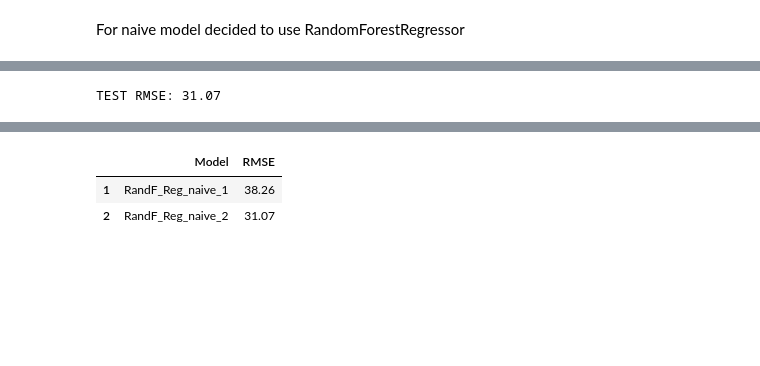
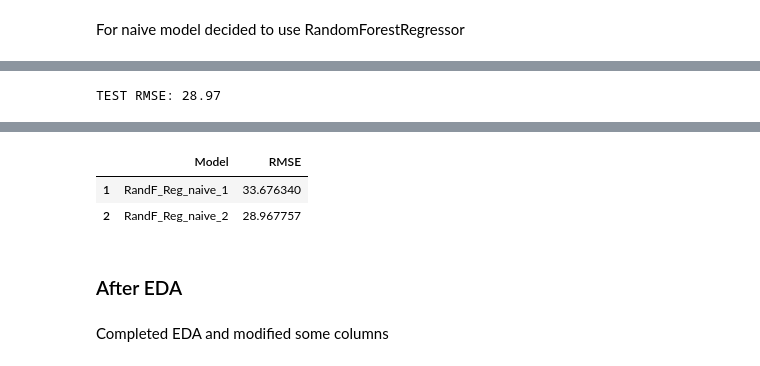
Before and after one commit to serfrol/SkillFactory, a Jupyter notebook: module_9/Amazon_Toy_Price_Prediction_ML_&_DL.ipynb, the cells around one changed output, grey strips where cells are left out. Saved outputs shown, nothing was run; the diff lists cells and outputs as text; code cells hidden in the pictures; blank space fills up the shorter version.

```diff
--- a/module_9/Amazon_Toy_Price_Prediction_ML_&_DL.ipynb
+++ b/module_9/Amazon_Toy_Price_Prediction_ML_&_DL.ipynb
@@ -255,6 +251,9 @@ memory usage: 1.0+ MB
 num_cols = df.select_dtypes(include=['float64', 'int64']).columns.to_list()
 text_cols = ['description', 'product_description', 'customer_questions_and_answers', 'customer_reviews']
 cat_cols = list(set(df.select_dtypes(include=['object']).columns.to_list()) - set(text_cols))
+# %%
+num_cols.remove('most_recent_price')
+num_cols.remove('first_price')
 # %%
 num_cols, text_cols, cat_cols
 # %% [output]
@@ -280,0 +280,3 @@ df_naive = df[['price', 'total_rank', 'category', 'sub_category', 'manufacturer'
+# %%
+df_naive = pd.read_csv("/gdrive/MyDrive/toys_naive.csv")
+df_naive = df_naive.drop(df_naive.columns[0], axis=1)
@@ -320,7 +343,7 @@ randf_reg_numcat = RandomForestRegressor(random_state=SEED).fit(X_train, y_train
 randf_numcat_predict = randf_reg_numcat.predict(X_test)
 print(f"TEST RMSE: {(rmse(randf_numcat_predict, y_test)):0.2f}")
 # %% [output]
-TEST RMSE: 31.07
+TEST RMSE: 28.97
 # %%
 barh_features(randf_reg_numcat.feature_importances_, X.columns)
 # %% [output]
@@ -331,16 +354,20 @@ result_df = {'Model': [0],
              }
 result_df = pd.DataFrame(result_df)
 # %%
-result_df.loc[len(result_df.index)] = ['RandF_Reg_naive_1', 38.26]
+result_df.loc[len(result_df.index)] = ['RandF_Reg_naive_1', (rmse(randf_reg_predict, y_test))]
 result_df.drop([0], axis=0, inplace=True)
 # %%
 def fill_result(result_df, model, result):
   result_df.loc[len(result_df.index)+1] = [model, result]
   return result_df
 # %%
-result_df = fill_result(result_df, 'RandF_Reg_naive_2', 31.07)
+result_df = fill_result(result_df, 'RandF_Reg_naive_2', rmse(randf_numcat_predict, y_test))
 result_df
 # %% [output]
 |  | Model | RMSE |
-| 1 | RandF_Reg_naive_1 | 38.26 |
-| 2 | RandF_Reg_naive_2 | 31.07 |
+| 1 | RandF_Reg_naive_1 | 33.676340 |
+| 2 | RandF_Reg_naive_2 | 28.967757 |
+# %% [markdown]
+### After EDA
+# %% [markdown]
+Completed EDA and modified some columns
```
Also changed, not shown: parts of 80 cells of this notebook.
